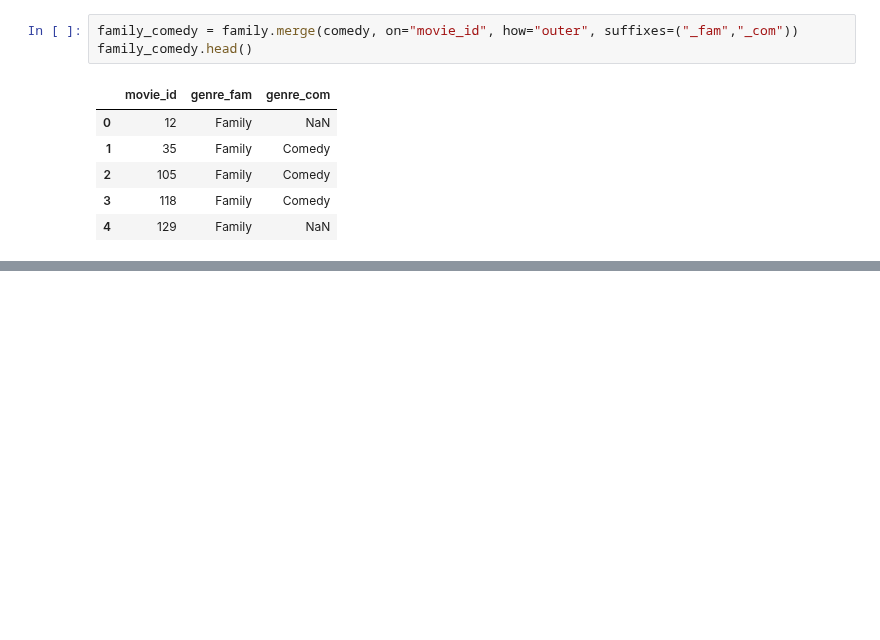
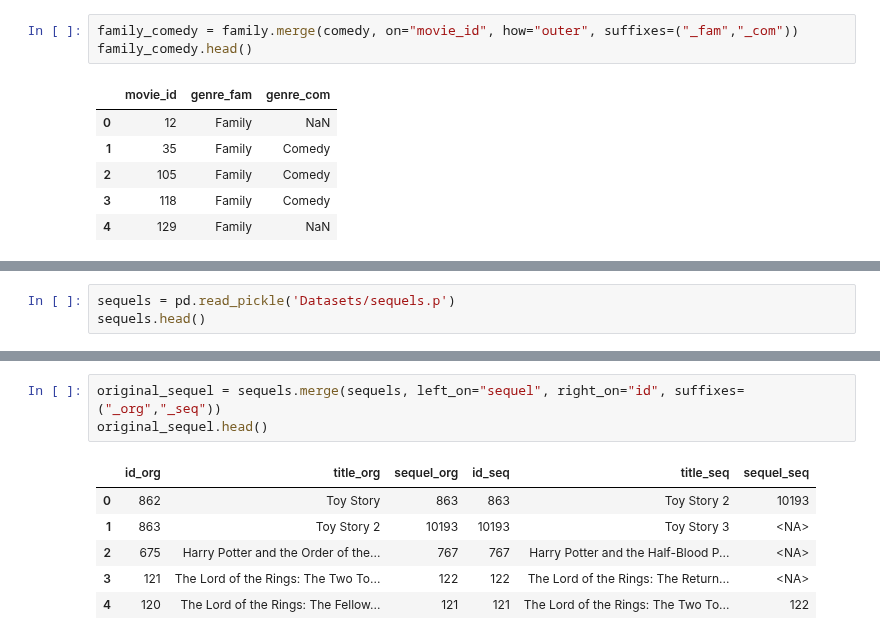
Before and after one commit to SyedaAnoosha/Data-Science-with-Python, a Jupyter notebook: Pandas Python/Joining Data/notebook.ipynb, the cells around one changed output, grey strips where cells are left out. Cells and saved outputs as stored; diff of their text form; blank space fills up the shorter version.

```diff
--- a/Pandas Python/Joining Data/notebook.ipynb
+++ b/Pandas Python/Joining Data/notebook.ipynb
@@ -228,0 +225,3 @@ family_comedy.head()
+# %%
+sequels = pd.read_pickle('Datasets/sequels.p')
+sequels.head()
@@ -228,0 +235,10 @@ family_comedy.head()
+# %%
+original_sequel = sequels.merge(sequels, left_on="sequel", right_on="id", suffixes=("_org","_seq"))
+original_sequel.head()
+# %% [output]
+|  | id_org | title_org | sequel_org | id_seq | title_seq | sequel_seq |
+| 0 | 862 | Toy Story | 863 | 863 | Toy Story 2 | 10193 |
+| 1 | 863 | Toy Story 2 | 10193 | 10193 | Toy Story 3 | <NA> |
+| 2 | 675 | Harry Potter and the Order of the... | 767 | 767 | Harry Potter and the Half-Blood P... | <NA> |
+| 3 | 121 | The Lord of the Rings: The Two To... | 122 | 122 | The Lord of the Rings: The Return... | <NA> |
+| 4 | 120 | The Lord of the Rings: The Fellow... | 121 | 121 | The Lord of the Rings: The Two To... | 122 |
```
Also changed, not shown: parts of 8 cells of this notebook, 2 other files.
